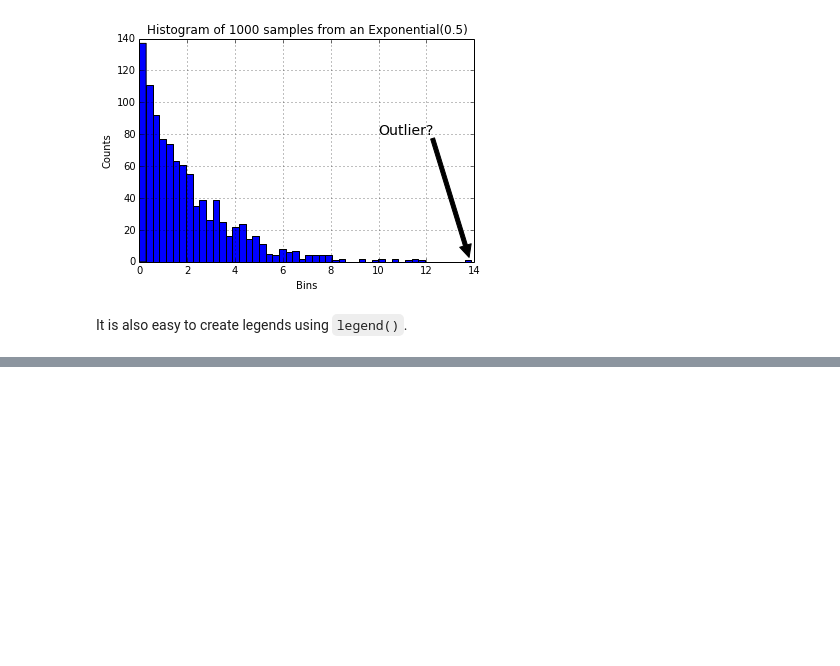
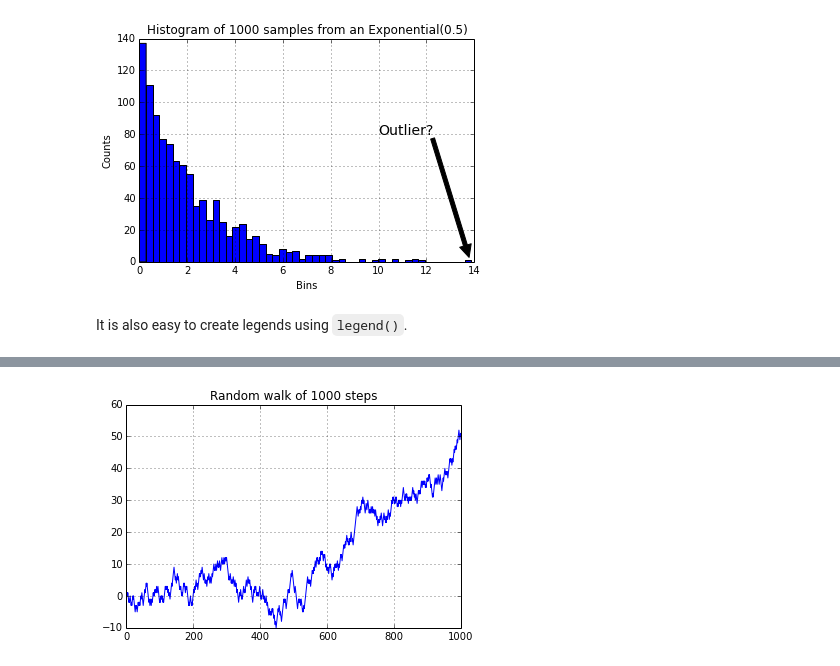
Before and after one commit to ambujtewari/stats607a-fall2014, a Jupyter notebook: Lecture 08.ipynb, the cells around one changed output, grey strips where cells are left out. Saved outputs shown, nothing was run; the diff lists cells and outputs as text; code cells hidden in the pictures; blank space fills up the shorter version.

```diff
--- a/Lecture 08.ipynb
+++ b/Lecture 08.ipynb
@@ -102,0 +111,7 @@ plt.legend(loc='best')  # places legend at best location, uses labels from above
+# %%
+random_signs = np.sign(np.random.rand(1000)-0.5)
+plt.grid(True)
+plt.title('Random walk of 1000 steps')
+_ = plt.plot(np.cumsum(random_signs))
+# %% [output]
+[figure, added]
```
Also changed, not shown: parts of 9 cells of this notebook.
